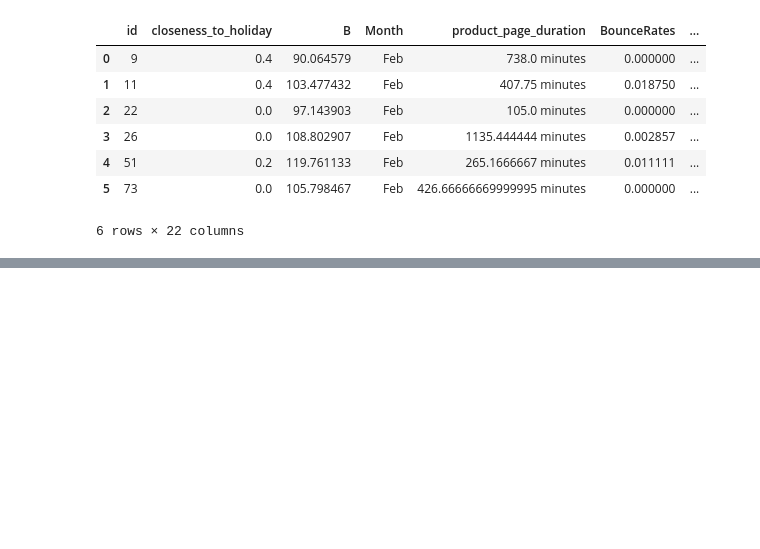
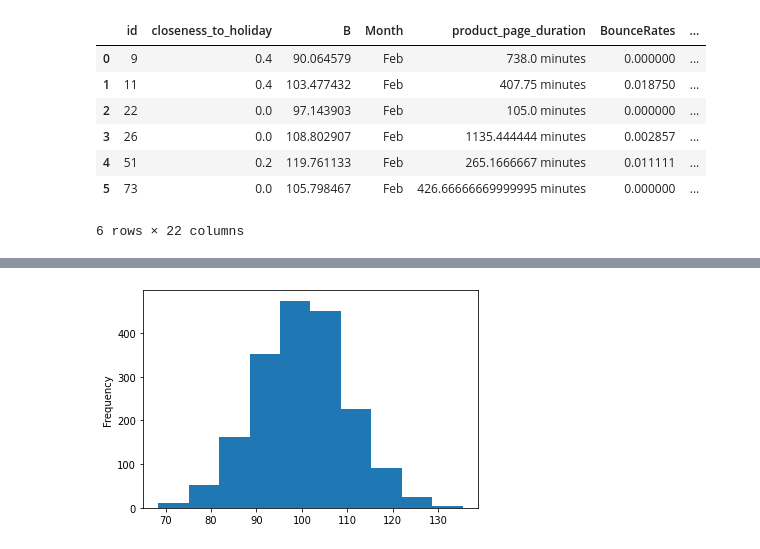
Before and after one commit to daniellepidt/ecommerce-machine-learning, a Jupyter notebook: exploration/explore.ipynb, the cells around one changed output, grey strips where cells are left out. Cells and saved outputs as stored; diff of their text form; code cells hidden in the pictures; blank space fills up the shorter version.

```diff
--- a/exploration/explore.ipynb
+++ b/exploration/explore.ipynb
@@ -30,0 +42,5 @@ test_df.describe()
+# %%
+test_df['B'].plot.hist()
+plt.show()
+# %% [output]
+[figure, added]
```
Also changed, not shown: parts of 8 cells of this notebook.
